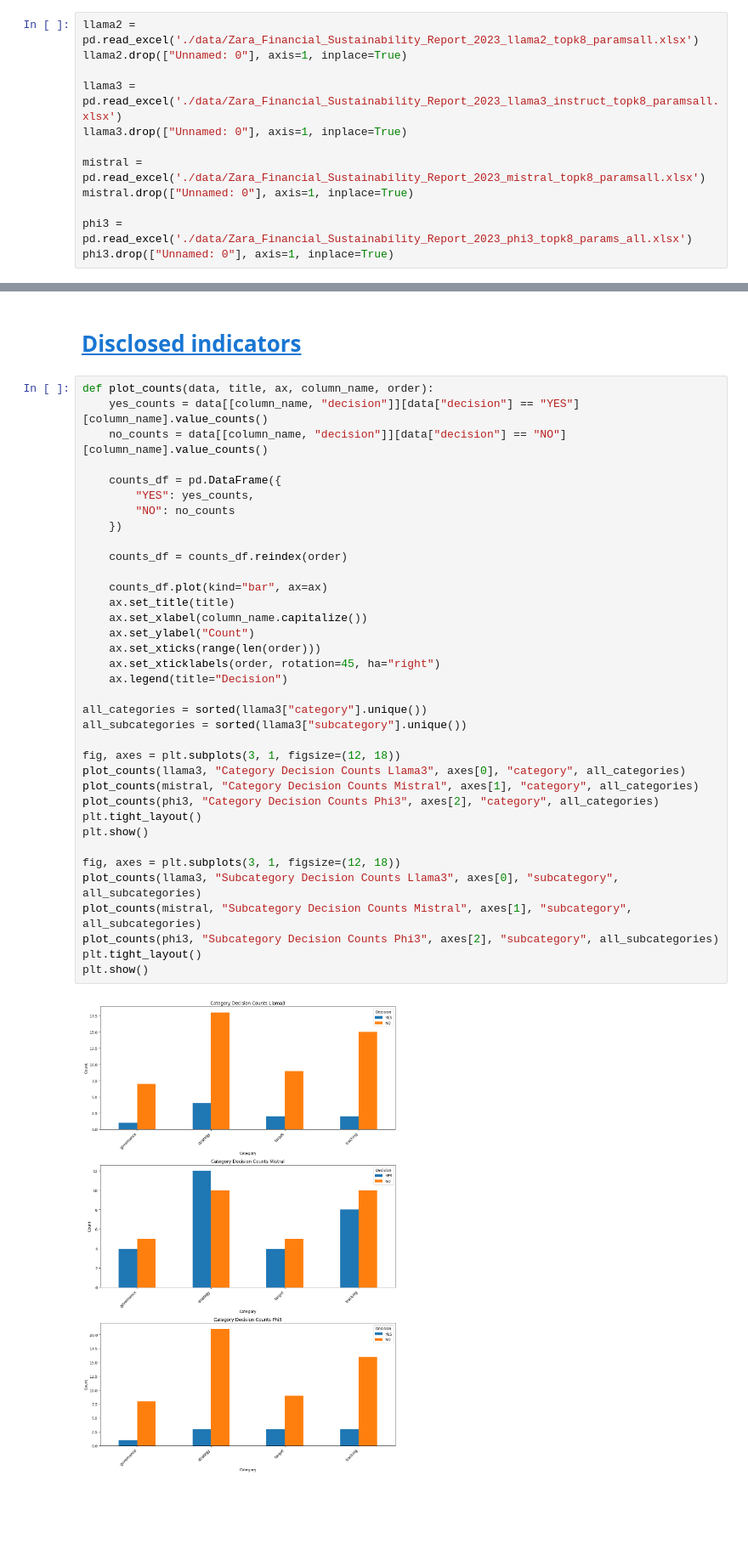
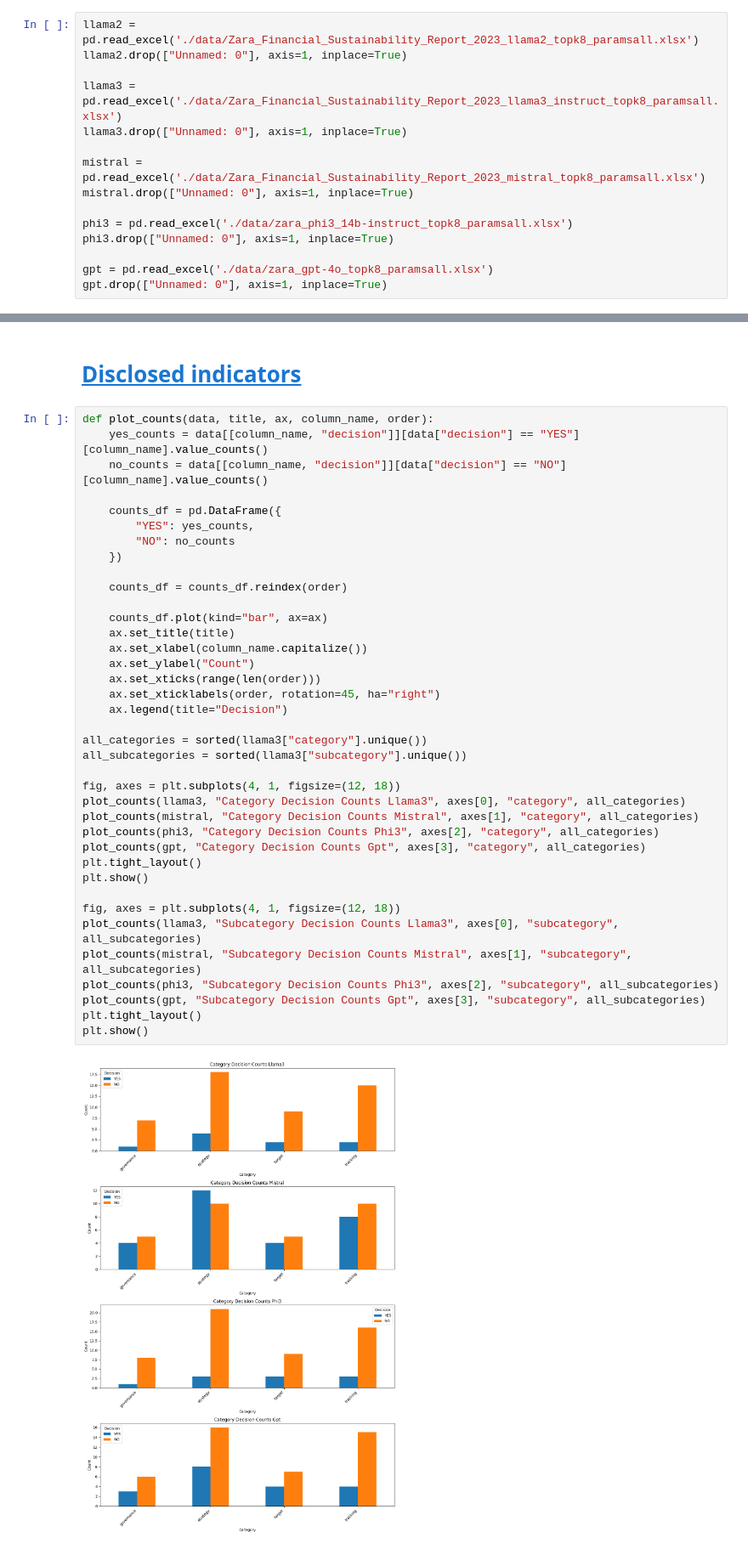
Before and after one commit to avhou/CSAI-groepswerk, a Jupyter notebook: src/stats_zara.ipynb, the cells around one changed output, grey strips where cells are left out. Shown at 85% size. Saved outputs shown, nothing was run; the diff lists cells and outputs as text; blank space fills up the shorter version.

Commit message:
Add scenario stats notebook and to report

```diff
--- a/src/stats_zara.ipynb
+++ b/src/stats_zara.ipynb
@@ -27,5 +27,8 @@ llama3.drop(["Unnamed: 0"], axis=1, inplace=True)
 mistral = pd.read_excel('./data/Zara_Financial_Sustainability_Report_2023_mistral_topk8_paramsall.xlsx')
 mistral.drop(["Unnamed: 0"], axis=1, inplace=True)
 
-phi3 = pd.read_excel('./data/Zara_Financial_Sustainability_Report_2023_phi3_topk8_params_all.xlsx')
+phi3 = pd.read_excel('./data/zara_phi3_14b-instruct_topk8_paramsall.xlsx')
 phi3.drop(["Unnamed: 0"], axis=1, inplace=True)
+
+gpt = pd.read_excel('./data/zara_gpt-4o_topk8_paramsall.xlsx')
+gpt.drop(["Unnamed: 0"], axis=1, inplace=True)
@@ -309,33 +378,35 @@ def plot_counts(data, title, ax, column_name, order):
     counts_df = pd.DataFrame({
         "YES": yes_counts,
         "NO": no_counts
     })
 
     counts_df = counts_df.reindex(order)
 
     counts_df.plot(kind="bar", ax=ax)
     ax.set_title(title)
     ax.set_xlabel(column_name.capitalize())
     ax.set_ylabel("Count")
     ax.set_xticks(range(len(order)))
     ax.set_xticklabels(order, rotation=45, ha="right")
     ax.legend(title="Decision")
 
 all_categories = sorted(llama3["category"].unique())
 all_subcategories = sorted(llama3["subcategory"].unique())
 
-fig, axes = plt.subplots(3, 1, figsize=(12, 18))
+fig, axes = plt.subplots(4, 1, figsize=(12, 18))
 plot_counts(llama3, "Category Decision Counts Llama3", axes[0], "category", all_categories)
 plot_counts(mistral, "Category Decision Counts Mistral", axes[1], "category", all_categories)
 plot_counts(phi3, "Category Decision Counts Phi3", axes[2], "category", all_categories)
+plot_counts(gpt, "Category Decision Counts Gpt", axes[3], "category", all_categories)
 plt.tight_layout()
 plt.show()
 
-fig, axes = plt.subplots(3, 1, figsize=(12, 18))
+fig, axes = plt.subplots(4, 1, figsize=(12, 18))
 plot_counts(llama3, "Subcategory Decision Counts Llama3", axes[0], "subcategory", all_subcategories)
 plot_counts(mistral, "Subcategory Decision Counts Mistral", axes[1], "subcategory", all_subcategories)
 plot_counts(phi3, "Subcategory Decision Counts Phi3", axes[2], "subcategory", all_subcategories)
+plot_counts(gpt, "Subcategory Decision Counts Gpt", axes[3], "subcategory", all_subcategories)
 plt.tight_layout()
 plt.show()
 # %% [output]
-[figure, old version]
+[figure, new version]
```
Also changed, not shown: parts of 26 cells of this notebook, 3 other files.
